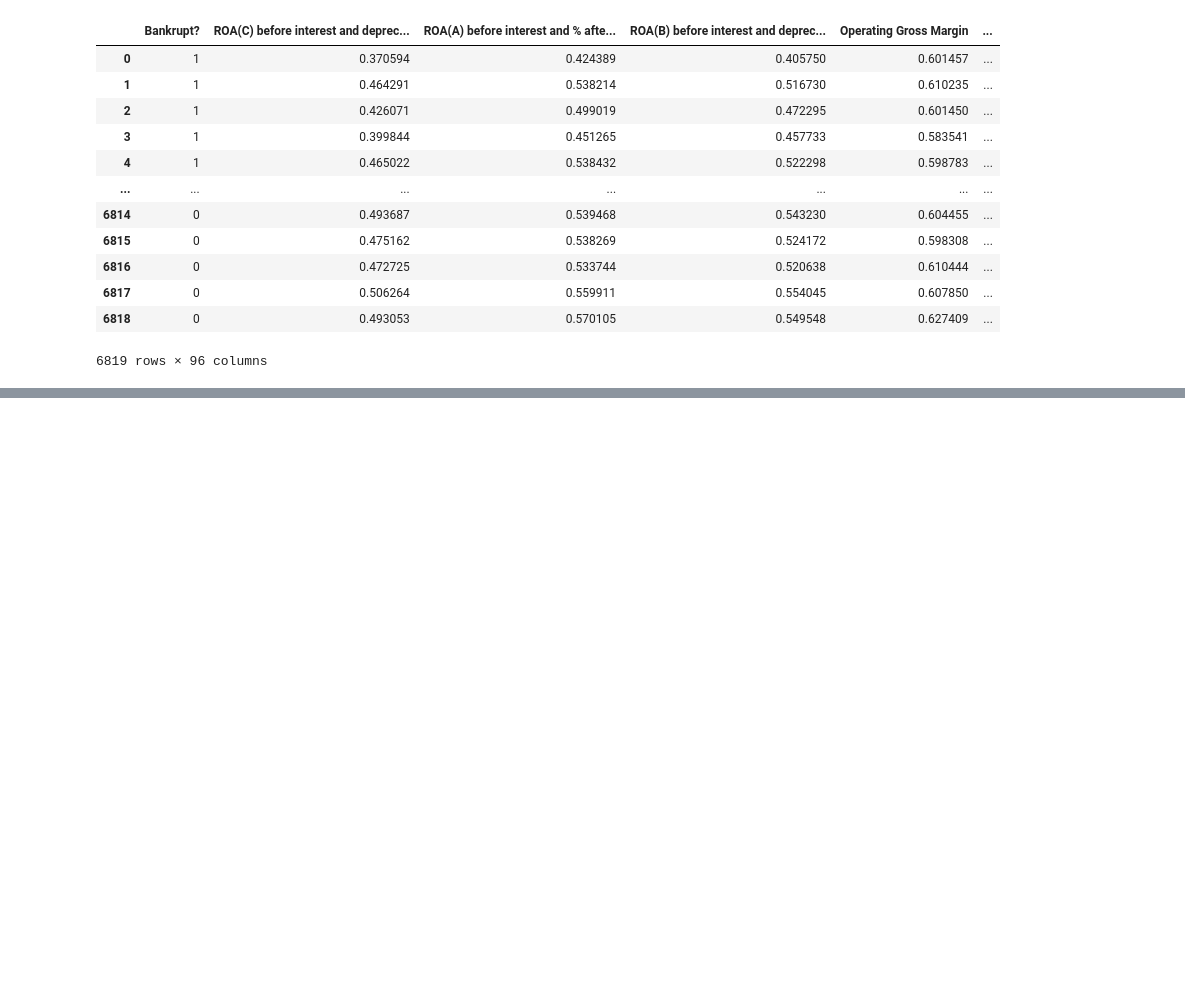
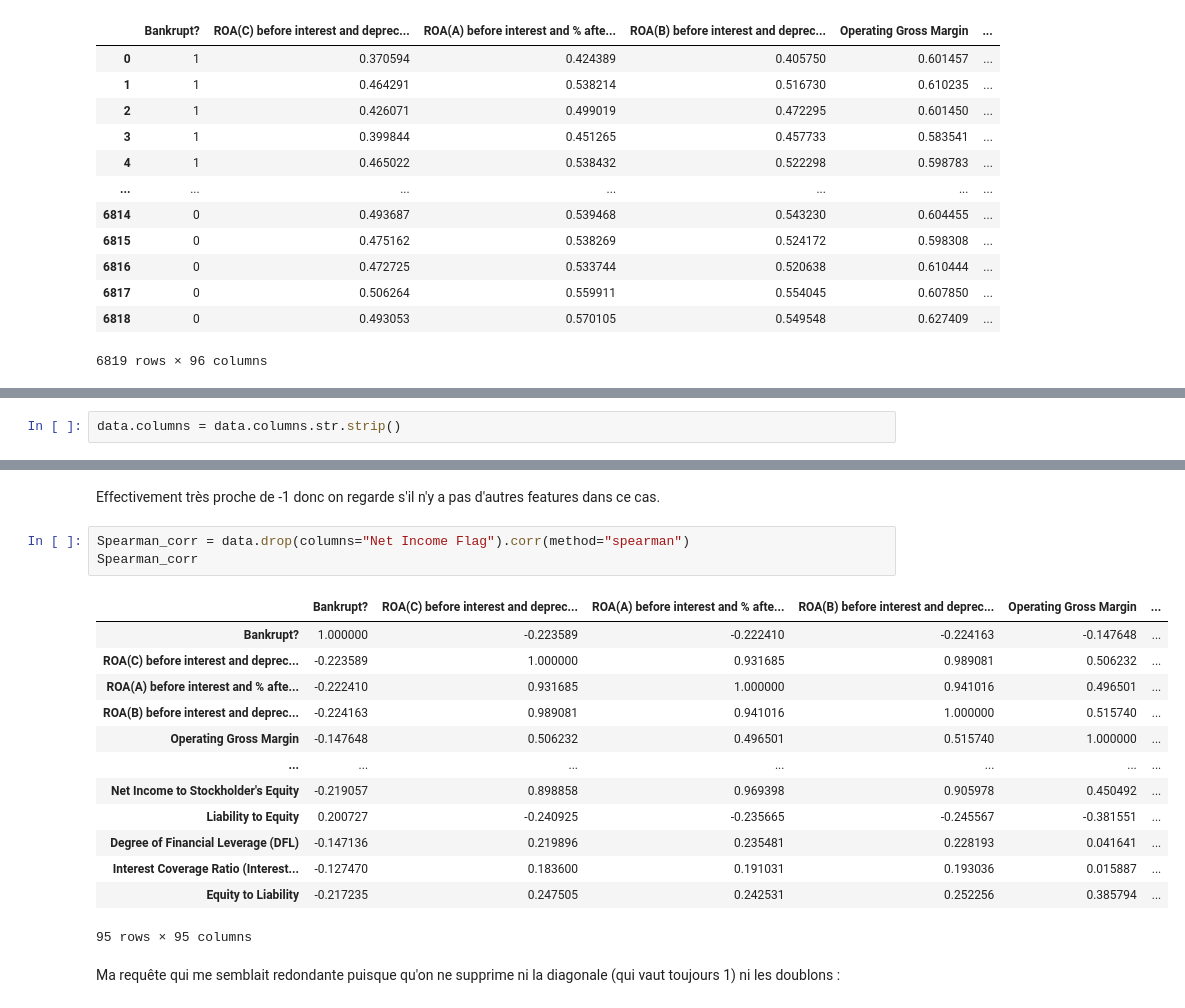
Before and after one commit to JohannCFi/TaiwaneseBankruptcy, a Jupyter notebook: taiwanese.ipynb, the cells around one changed output, grey strips where cells are left out. Drawn from its saved outputs; the diff is of its cells as text; blank space fills up the shorter version.

```diff
--- a/taiwanese.ipynb
+++ b/taiwanese.ipynb
@@ -22,0 +45,2 @@ data
+# %%
+data.columns = data.columns.str.strip()
@@ -22,0 +115,21 @@ data
+# %% [markdown]
+Effectivement très proche de -1 donc on regarde s'il n'y a pas d'autres features dans ce cas.
+# %%
+Spearman_corr = data.drop(columns="Net Income Flag").corr(method="spearman")
+Spearman_corr
+# %% [output]
+|  | Bankrupt? | ROA(C) before interest and deprec... | ROA(A) before interest and % afte... | ROA(B) before interest and deprec... | Operating Gross Margin | ... |
+| Bankrupt? | 1.000000 | -0.223589 | -0.222410 | -0.224163 | -0.147648 | ... |
+| ROA(C) before interest and deprec... | -0.223589 | 1.000000 | 0.931685 | 0.989081 | 0.506232 | ... |
+| ROA(A) before interest and % afte... | -0.222410 | 0.931685 | 1.000000 | 0.941016 | 0.496501 | ... |
+| ROA(B) before interest and deprec... | -0.224163 | 0.989081 | 0.941016 | 1.000000 | 0.515740 | ... |
+| Operating Gross Margin | -0.147648 | 0.506232 | 0.496501 | 0.515740 | 1.000000 | ... |
+| ... | ... | ... | ... | ... | ... | ... |
+| Net Income to Stockholder's Equity | -0.219057 | 0.898858 | 0.969398 | 0.905978 | 0.450492 | ... |
+| Liability to Equity | 0.200727 | -0.240925 | -0.235665 | -0.245567 | -0.381551 | ... |
+| Degree of Financial Leverage (DFL) | -0.147136 | 0.219896 | 0.235481 | 0.228193 | 0.041641 | ... |
+| Interest Coverage Ratio (Interest... | -0.127470 | 0.183600 | 0.191031 | 0.193036 | 0.015887 | ... |
+| Equity to Liability | -0.217235 | 0.247505 | 0.242531 | 0.252256 | 0.385794 | ... |
+95 rows × 95 columns
+# %% [markdown]
+Ma requête qui me semblait redondante puisque qu'on ne supprime ni la diagonale (qui vaut toujours 1) ni les doublons :
```
Also changed, not shown: parts of 16 cells of this notebook.
